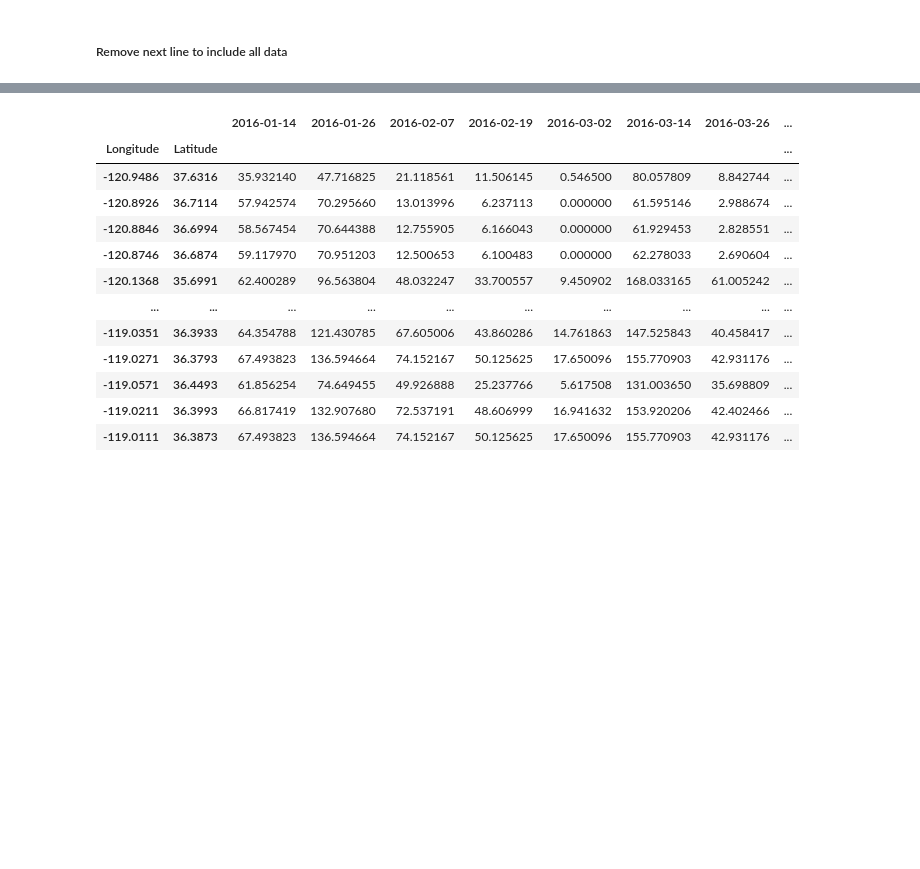
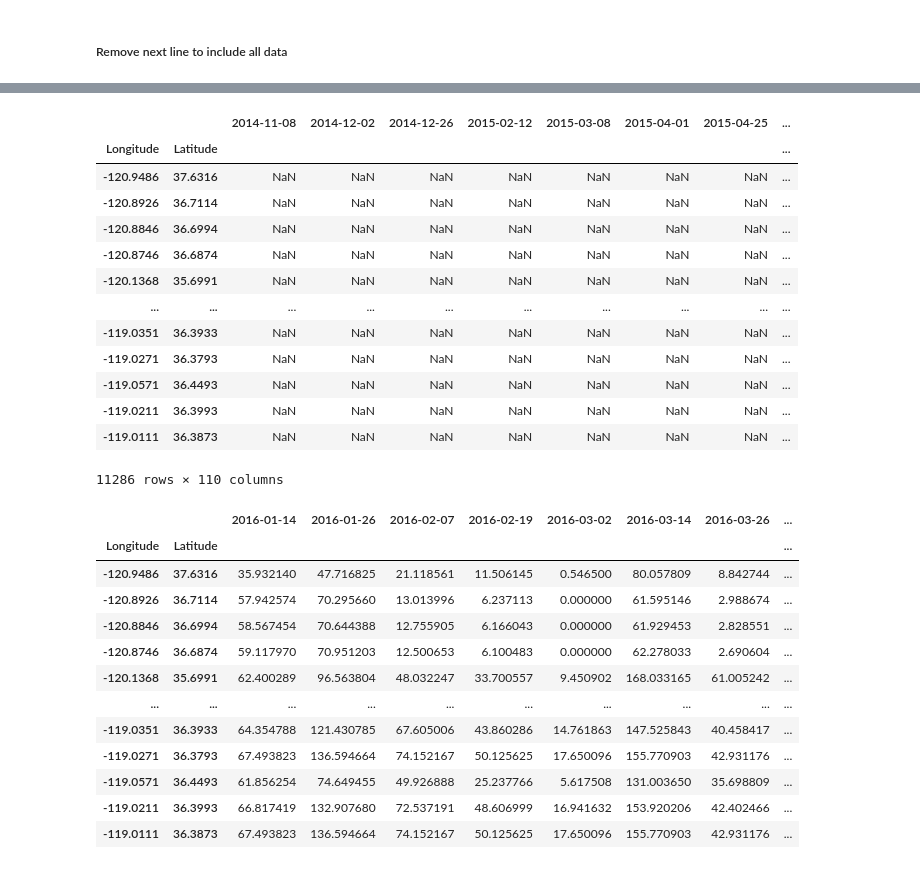
Before and after one commit to JayUpadhyayCS/DSFellowship, a Jupyter notebook: biLSTM0810moredataedition.ipynb, the cells around one changed output, grey strips where cells are left out. Drawn from its saved outputs; the diff is of its cells as text; code cells hidden in the pictures; blank space fills up the shorter version.

```diff
--- a/biLSTM0810moredataedition.ipynb
+++ b/biLSTM0810moredataedition.ipynb
@@ -144,3 +156,24 @@ df2
+# %%
+
+for y in range(df.columns.size):# includes all dates and adds nans
+    if df.columns[y] != df2.columns[y]: #if column is misssing insert it
+        df2.insert(loc=y,column=df.columns[y],value=np.nan*11286,allow_duplicates=False)
+df2
+# %% [output]
+|  |  | 2014-11-08 | 2014-12-02 | 2014-12-26 | 2015-02-12 | 2015-03-08 | 2015-04-01 | 2015-04-25 | ... |
+| Longitude | Latitude |  |  |  |  |  |  |  | ... |
+| -120.9486 | 37.6316 | NaN | NaN | NaN | NaN | NaN | NaN | NaN | ... |
+| -120.8926 | 36.7114 | NaN | NaN | NaN | NaN | NaN | NaN | NaN | ... |
+| -120.8846 | 36.6994 | NaN | NaN | NaN | NaN | NaN | NaN | NaN | ... |
+| -120.8746 | 36.6874 | NaN | NaN | NaN | NaN | NaN | NaN | NaN | ... |
+| -120.1368 | 35.6991 | NaN | NaN | NaN | NaN | NaN | NaN | NaN | ... |
+| ... | ... | ... | ... | ... | ... | ... | ... | ... | ... |
+| -119.0351 | 36.3933 | NaN | NaN | NaN | NaN | NaN | NaN | NaN | ... |
+| -119.0271 | 36.3793 | NaN | NaN | NaN | NaN | NaN | NaN | NaN | ... |
+| -119.0571 | 36.4493 | NaN | NaN | NaN | NaN | NaN | NaN | NaN | ... |
+| -119.0211 | 36.3993 | NaN | NaN | NaN | NaN | NaN | NaN | NaN | ... |
+| -119.0111 | 36.3873 | NaN | NaN | NaN | NaN | NaN | NaN | NaN | ... |
+11286 rows × 110 columns
 # %%
 df3=pd.read_csv('InSAR_data_south/displacement/rainfall.csv')
 df3=df3.set_index([df3.columns[0],df3.columns[1]])
```
Also changed, not shown: parts of 5 cells of this notebook, 3 other files.
